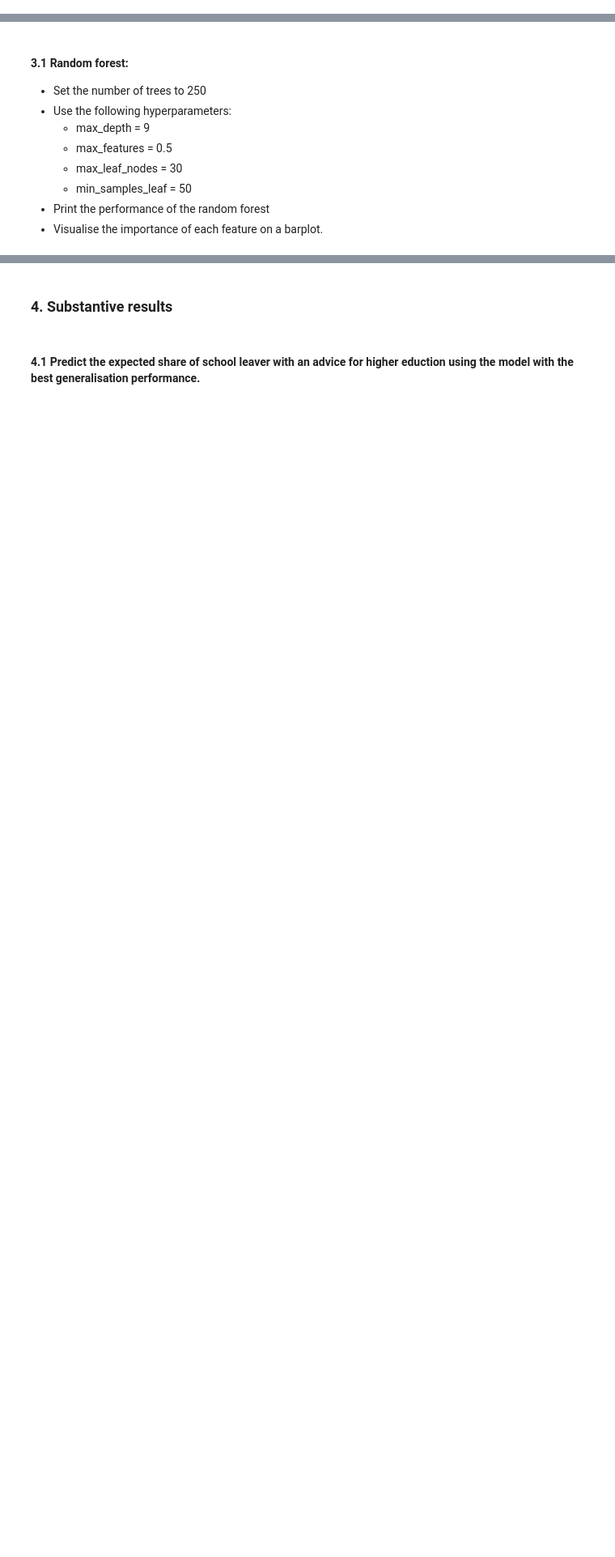
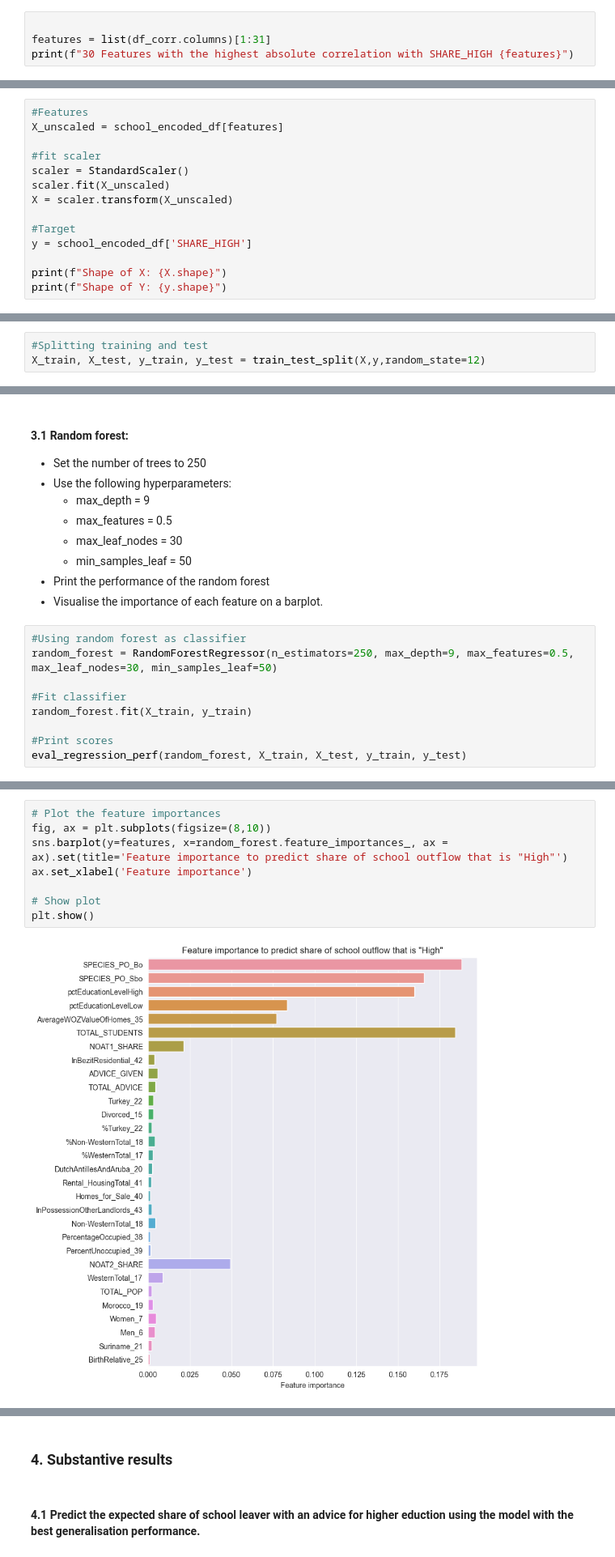
Before and after one commit to hjdeheer/TPM34A_Lab, a Jupyter notebook: Assignments/assignment_03/assignment_03.ipynb, the cells around one changed output, grey strips where cells are left out. Shown at 81% size. Cells and saved outputs as stored; diff of their text form; blank space fills up the shorter version.

```diff
--- a/Assignments/assignment_03/assignment_03.ipynb
+++ b/Assignments/assignment_03/assignment_03.ipynb
@@ -125,0 +288,4 @@ pd.set_option('display.max_columns', None)
+# %%
+
+features = list(df_corr.columns)[1:31]
+print(f"30 Features with the highest absolute correlation with SHARE_HIGH {features}")
@@ -127,3 +295,17 @@ pd.set_option('display.max_columns', None)
 Now we can create the train and test data sets, which we will use to train our ML models.
 # %% [markdown]
 #### 2.3 Scale the data using sklearn's StandardScaler
+# %%
+#Features
+X_unscaled = school_encoded_df[features]
+
+#fit scaler
+scaler = StandardScaler()
+scaler.fit(X_unscaled)
+X = scaler.transform(X_unscaled)
+
+#Target
+y = school_encoded_df['SHARE_HIGH']
+
+print(f"Shape of X: {X.shape}")
+print(f"Shape of Y: {y.shape}")
@@ -130,5 +315,8 @@ Now we can create the train and test data sets, which we will use to train our M
 # %% [markdown]
 #### 2.4 Split the sample into a train and a test sets.
+# %%
+#Splitting training and test
+X_train, X_test, y_train, y_test = train_test_split(X,y,random_state=12)
 # %% [markdown]
 ### **3. Training machine learning models**<br>
 # %% [markdown]
@@ -169,3 +357,12 @@ def eval_regression_perf(model, X_train, X_test, Y_train, Y_test):
     - min_samples_leaf = 50
 - Print the performance of the random forest
 - Visualise the importance of each feature on a barplot.
+# %%
+#Using random forest as classifier
+random_forest = RandomForestRegressor(n_estimators=250, max_depth=9, max_features=0.5, max_leaf_nodes=30, min_samples_leaf=50)
+
+#Fit classifier
+random_forest.fit(X_train, y_train)
+
+#Print scores
+eval_regression_perf(random_forest, X_train, X_test, y_train, y_test)
@@ -171,0 +374,10 @@ def eval_regression_perf(model, X_train, X_test, Y_train, Y_test):
+# %%
+# Plot the feature importances
+fig, ax = plt.subplots(figsize=(8,10))
+sns.barplot(y=features, x=random_forest.feature_importances_, ax = ax).set(title='Feature importance to predict share of school outflow that is "High"')
+ax.set_xlabel('Feature importance')
+
+# Show plot
+plt.show()
+# %% [output]
+[figure, added]
```
Also changed, not shown: parts of 42 cells of this notebook, 3 other files.
